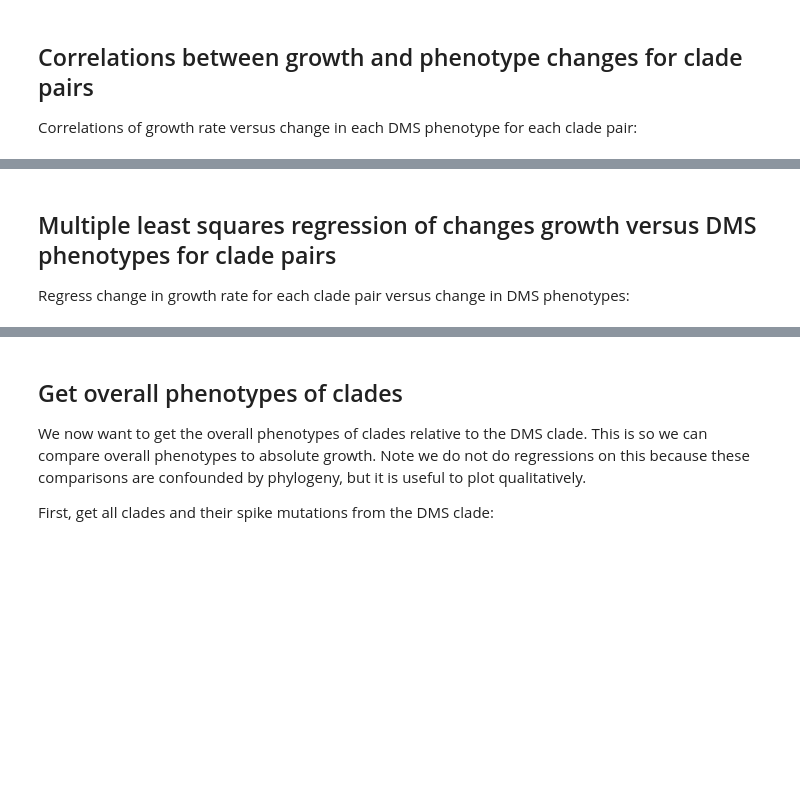
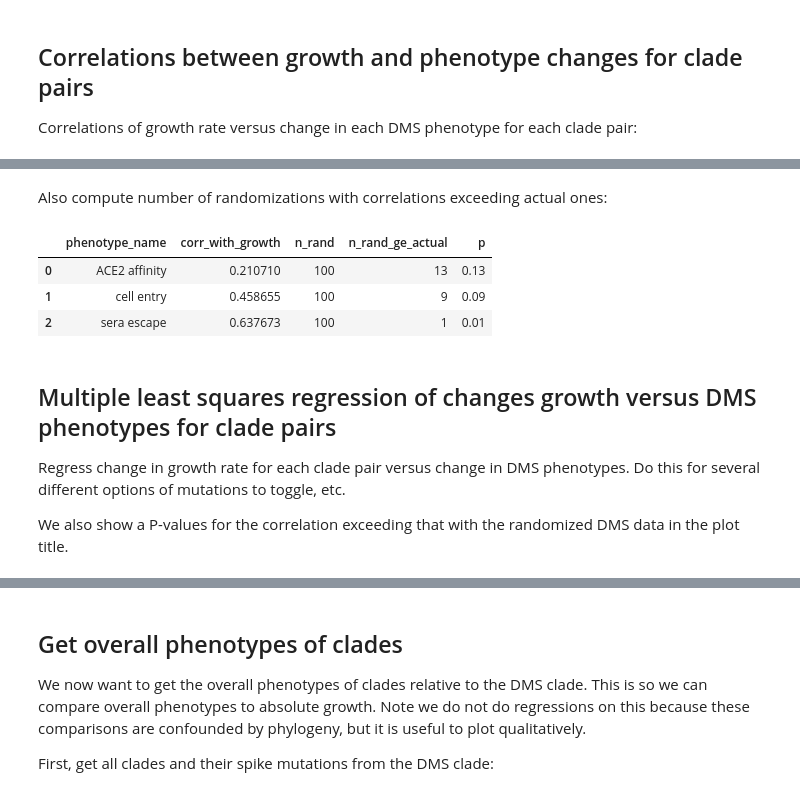
Before and after one commit to dms-vep/SARS-CoV-2_XBB.1.5_spike_DMS, a Jupyter notebook: notebooks/compare_natural.ipynb, the cells around one changed output, grey strips where cells are left out. Cells and saved outputs as stored; diff of their text form; code cells hidden in the pictures; blank space fills up the shorter version.

```diff
--- a/notebooks/compare_natural.ipynb
+++ b/notebooks/compare_natural.ipynb
@@ -558,6 +670,62 @@ display(growth_phenotype_chart)
+# %% [markdown]
+Also compute number of randomizations with correlations exceeding actual ones:
+# %%
+actual_corr = (
+    pango_pair_dms_growth_df_tidy
+    .query("(n_sequences >= @min_sequences) & (parent_n_sequences >= @min_sequences)")
+    .groupby("phenotype_name")
+    [["change_in_growth_rate", "phenotype"]]
+    .corr()
+    [["phenotype"]]
+    .reset_index()
+    .query("level_1 == 'change_in_growth_rate'")
+    .drop(columns="level_1")
+    .rename(columns={"phenotype": "corr_with_growth"})
+)
+
+rand_corrs = (
+    pango_pair_dms_growth_df_rand
+    .melt(
+        id_vars=[c for c in pango_pair_dms_growth_df_rand.columns if c not in phenotypes],
+        value_vars=phenotypes,
+        var_name="phenotype_name",
+        value_name="phenotype",
+    )
+    .query("(n_sequences >= @min_sequences) & (parent_n_sequences >= @min_sequences)")
+    .groupby(["phenotype_name", "randomization"])
+    [["change_in_growth_rate", "phenotype"]]
+    .corr()
+    [["phenotype"]]
+    .reset_index()
+    .query("level_2 == 'change_in_growth_rate'")
+    .drop(columns="level_2")
+    .rename(columns={"phenotype": "rand_corr_with_growth"})
+)
+
+corr_p = (
+    actual_corr
+    .merge(rand_corrs, on="phenotype_name", validate="one_to_many")
+    .assign(ge=lambda x: x["rand_corr_with_growth"] >= x["corr_with_growth"])
+    .groupby(["phenotype_name", "corr_with_growth"], as_index=False)
+    .aggregate(
+        n_rand=pd.NamedAgg("randomization", "count"),
+        n_rand_ge_actual=pd.NamedAgg("ge", "sum"),
+    )
+    .assign(p=lambda x: x["n_rand_ge_actual"] / x["n_rand"])
+)
+
+corr_p
+# %% [output]
+|  | phenotype_name | corr_with_growth | n_rand | n_rand_ge_actual | p |
+| 0 | ACE2 affinity | 0.210710 | 100 | 13 | 0.13 |
+| 1 | cell entry | 0.458655 | 100 | 9 | 0.09 |
+| 2 | sera escape | 0.637673 | 100 | 1 | 0.01 |
 # %% [markdown]
 ## Multiple least squares regression of changes growth versus DMS phenotypes for clade pairs
-Regress change in growth rate for each clade pair versus change in DMS phenotypes:
+Regress change in growth rate for each clade pair versus change in DMS phenotypes.
+Do this for several different options of mutations to toggle, etc.
+
+We also show a P-values for the correlation exceeding that with the randomized DMS data in the plot title.
 # %%
 def powerset(iterable):
     # https://stackoverflow.com/a/1482316
```
Also changed, not shown: parts of 24 cells of this notebook, 3 other files.
